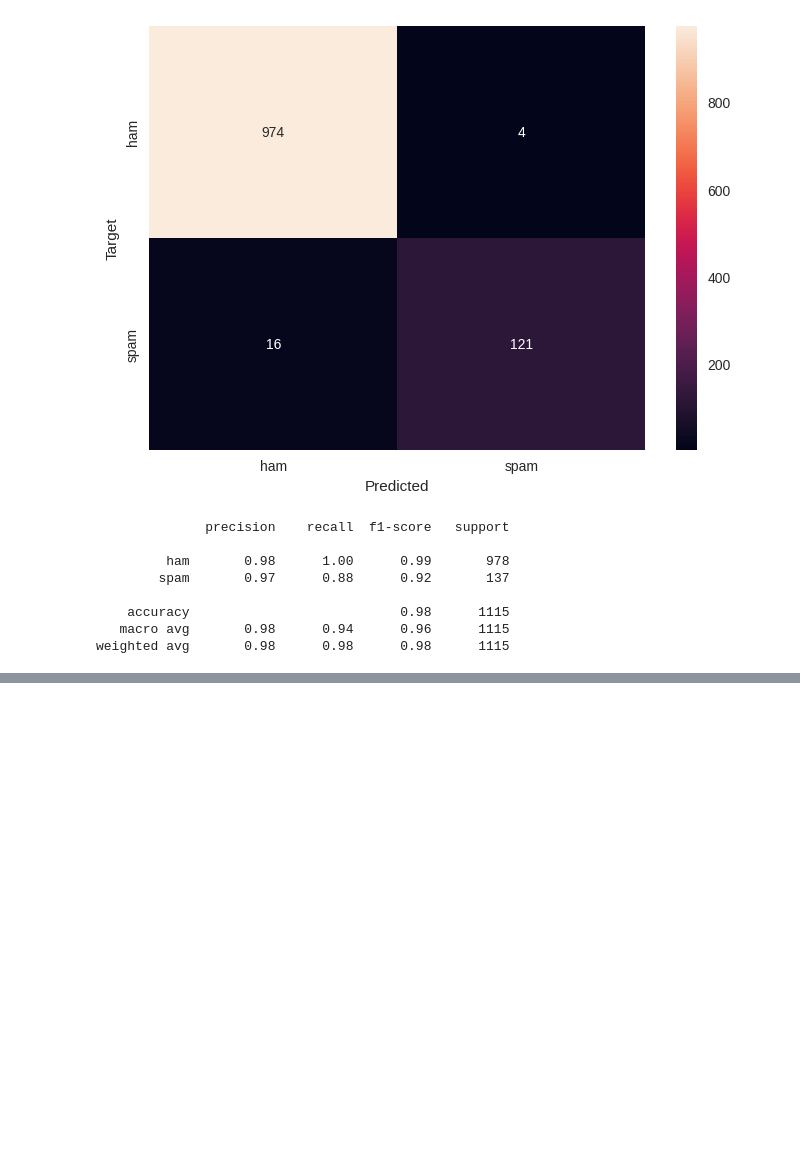
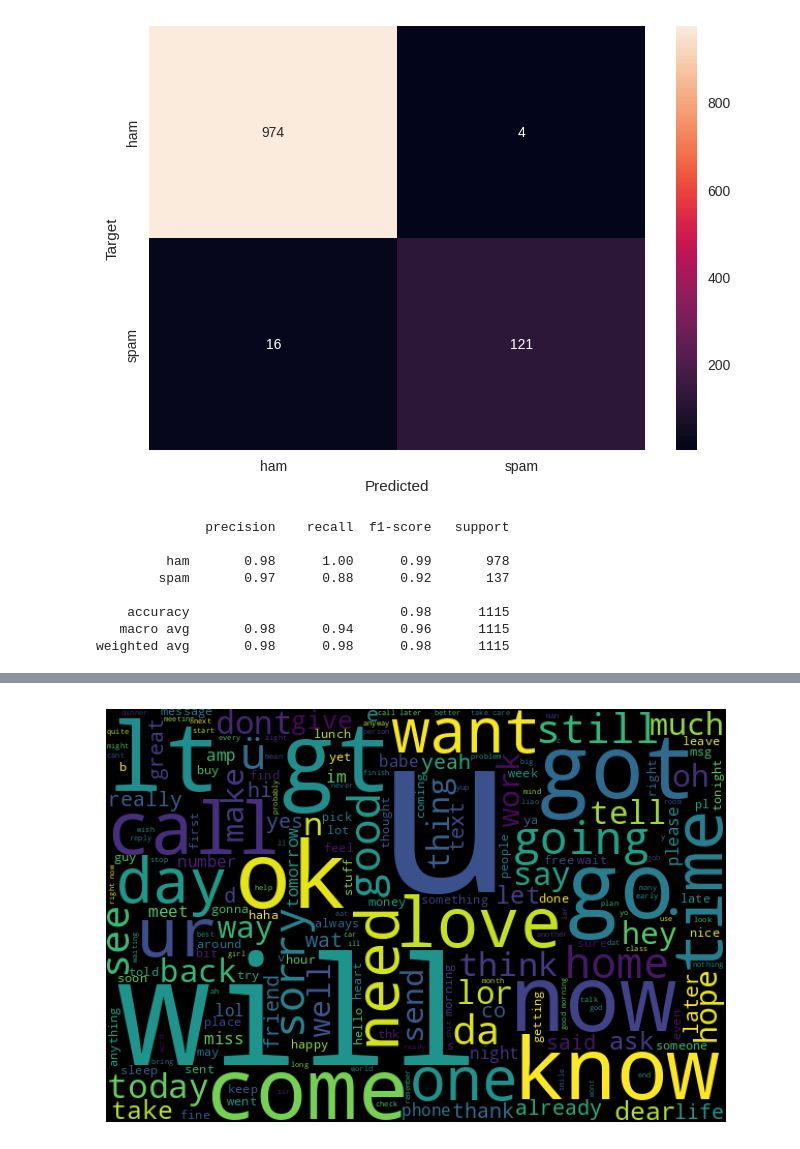
Before and after one commit to saishshinde15/NLP, a Jupyter notebook: Spam_filtering_CountVectorization_Main.ipynb, the cells around one changed output, grey strips where cells are left out. Drawn from its saved outputs; the diff is of its cells as text; code cells hidden in the pictures; blank space fills up the shorter version.

```diff
--- a/Spam_filtering_CountVectorization_Main.ipynb
+++ b/Spam_filtering_CountVectorization_Main.ipynb
@@ -435,0 +454,4 @@ weighted avg       0.98      0.98      0.98      1115
+# %%
+visualize('ham')
+# %% [output]
+[figure, added]
```
Also changed, not shown: parts of 8 cells of this notebook.
